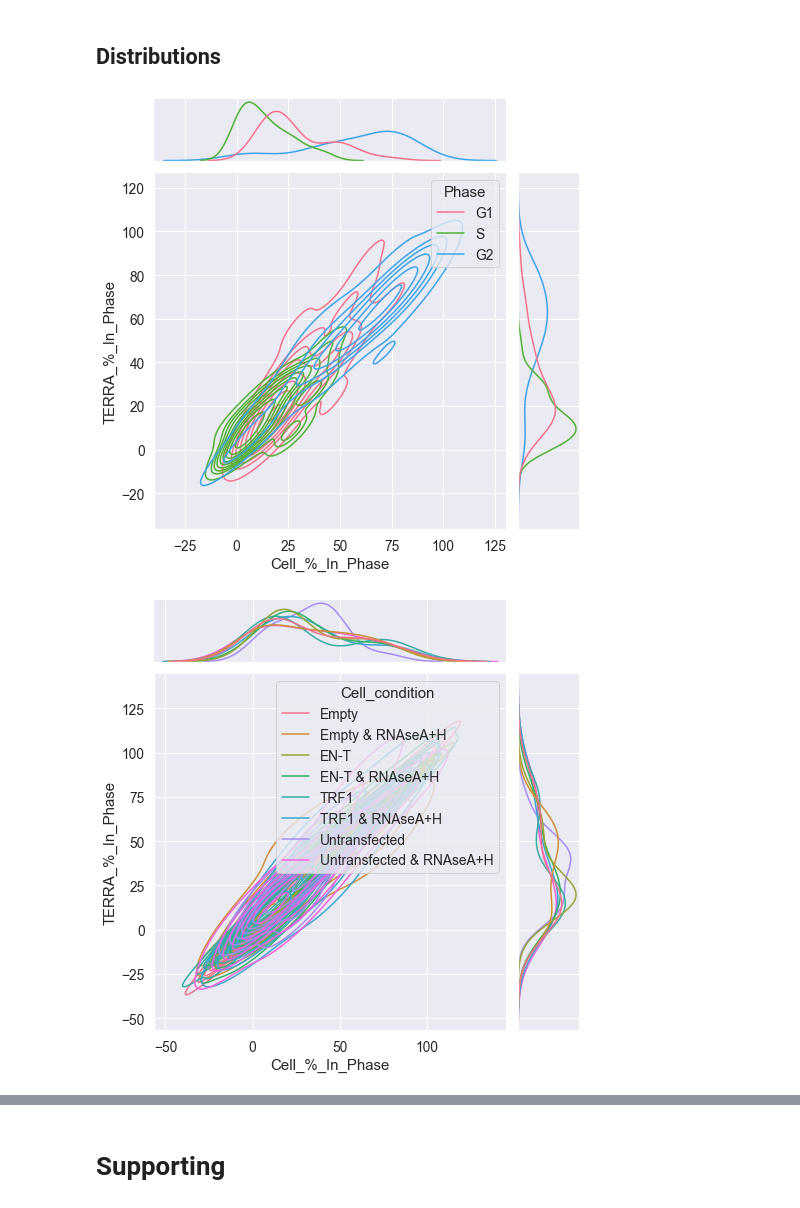
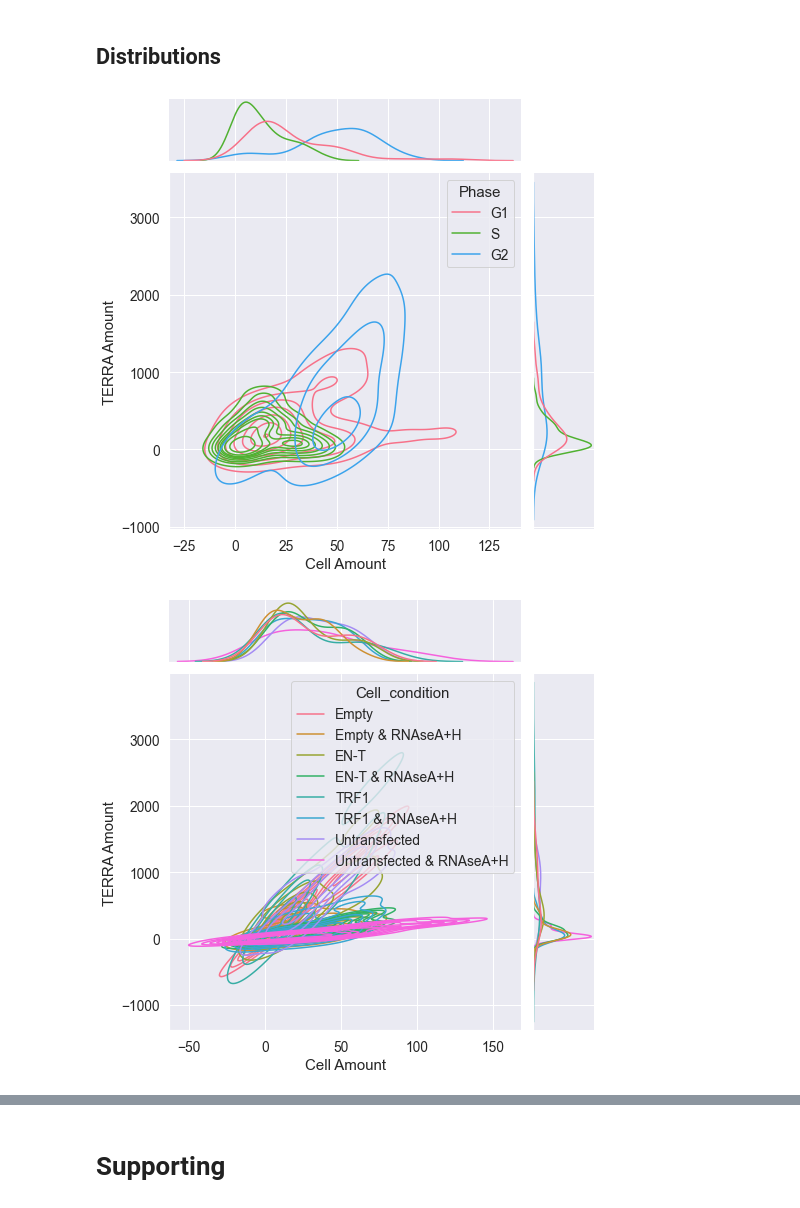
Before and after one commit to aidan-lew/TERRA_DSB, a Jupyter notebook: refined_terra_dsb.ipynb, the cells around one changed output, grey strips where cells are left out. Saved outputs shown, nothing was run; the diff lists cells and outputs as text; code cells hidden in the pictures.

```diff
--- a/refined_terra_dsb.ipynb
+++ b/refined_terra_dsb.ipynb
@@ -189,8 +189,8 @@ telo_drop_df.head(82)
 g2_df = pd.read_excel('../Documents/telomere_G2_DSB_TERRA.xlsx',
                     sheet_name=6,
                     skiprows = 0,
-                    usecols = ['Cell_condition', 'Phase','TERRA Amount','Cell_Amount',
-                               'TERRA_%_In_Phase','Cell_%_In_Phase']
+                    usecols = ['Cell_condition', 'Phase','TERRA Amount','Cell Amount',
+                               'TERRA % In Phase','Cell % In Phase']
                          )
 
 g2_df.set_index(['Cell_condition'])#good way to fix "not in axis issue"
@@ -1179,7 +1208,7 @@ print(G1_cell, 'G1_cell\n',
 ax = sns.set(font_scale=1.25)
 g = sns.jointplot(
     data=g2_df,
-    x="Cell_%_In_Phase", y="TERRA_%_In_Phase", hue="Phase",
+    x="Cell Amount", y="TERRA Amount", hue="Phase",
     kind="kde",palette="husl",height=7
 )
 
@@ -1187,21 +1216,21 @@ g = sns.jointplot(
 
 #plt.savefig(f'g2_phase_single_distributions.png', dpi=900, bbox_inches='tight')
 # %% [output]
-[figure, old version]
+[figure, new version]
 # %%
 # Show that the accunulation in G2 is independent of the cell condition
 ax = sns.set(font_scale=1.25)
 g = sns.jointplot(
     data=g2_df,
-    x="Cell_%_In_Phase", y="TERRA_%_In_Phase", hue="Cell_condition",
+     x="Cell Amount", y="TERRA Amount", hue="Cell_condition",
     kind="kde",palette="husl", height=7
 )
 
 #plt.title('Percent of Cell vs. Percent of TERRA Depending on Cell Condition', x=-3, y=1.25)
 
 #plt.savefig(f'g2_cell_single_distributions.png', dpi=900, bbox_inches='tight')
 # %% [output]
-[figure, old version]
+[figure, new version]
 # %%
 #Seeing the distribution of TERRA and cells through the cell cycle
 ax = sns.set(font_scale=1.15)
```
Also changed, not shown: parts of 25 cells of this notebook.
